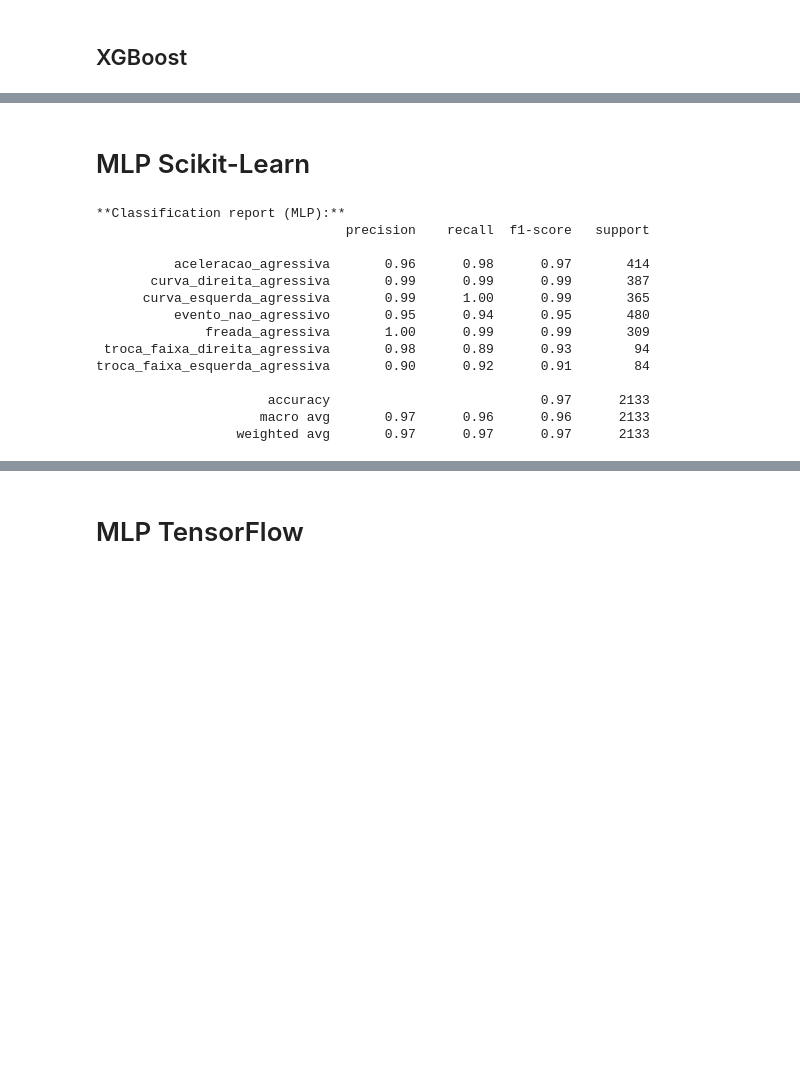
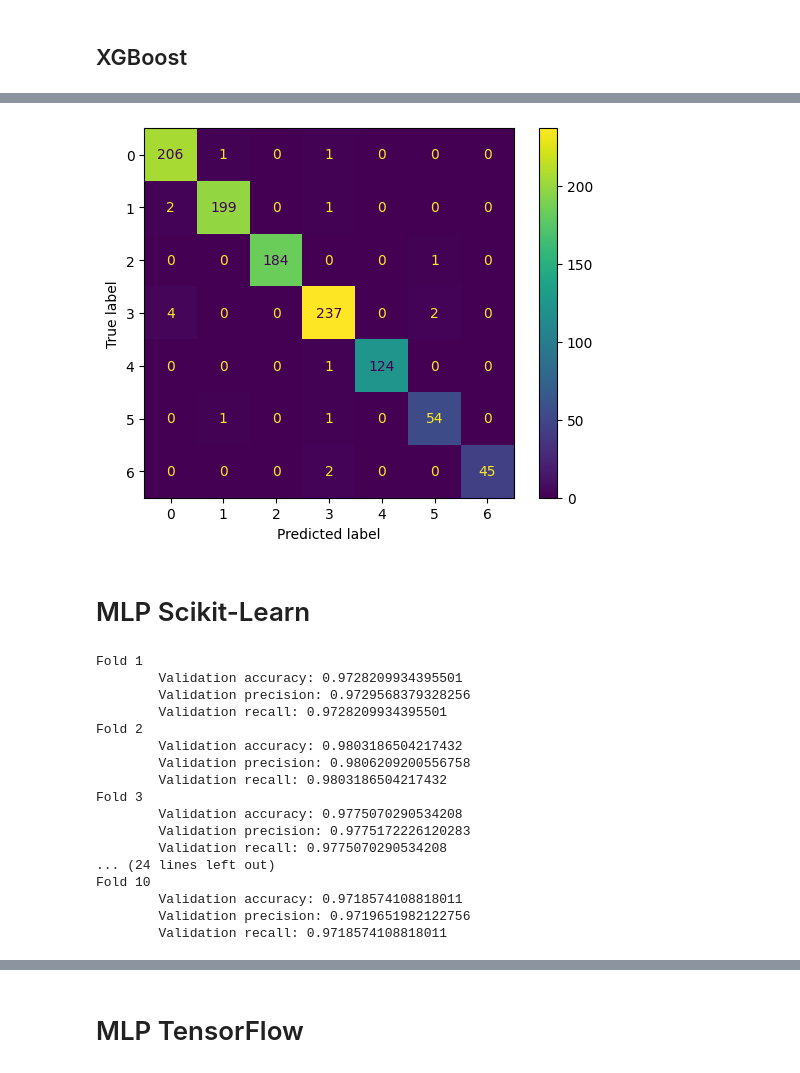
Before and after one commit to RenanFlorencio/DBdatasets, a Jupyter notebook: dbdataset/dbdataset.ipynb, the cells around one changed output, grey strips where cells are left out. Cells and saved outputs as stored; diff of their text form; code cells hidden in the pictures; blank space fills up the shorter version.

```diff
--- a/dbdataset/dbdataset.ipynb
+++ b/dbdataset/dbdataset.ipynb
@@ -161,6 +168,11 @@ def scale_data(X_train, X_test):
     X_train = scaler.fit_transform(X_train)
     X_test = scaler.transform(X_test)
     return X_train, X_test
+# %%
+def encode(y):
+    le = LabelEncoder()
+    y = le.fit_transform(y)
+    return y
 # %%
 window_size = 7
 step_size = 1
@@ -387,0 +434,3 @@ troca_faixa_esquerda_agressiva       0.98      0.94      0.96        84
+# %%
+y_encoded = encode(y)
+report_xgb, y_pred_xgb, y_val_xgb = kfold_cross_validation_ML(XGBClassifier, X, y_encoded, {'n_estimators': 300, 'max_depth': 3}, n_splits=10)
@@ -388,3 +468,7 @@ troca_faixa_esquerda_agressiva       0.98      0.94      0.96        84
+# %%
+display_cm(y_val_xgb, y_pred_xgb)
+# %% [output]
+[figure, added]
 # %% [markdown]
 # MLP Scikit-Learn
 # %%
@@ -398,19 +476,20 @@ def fit_MLP(X_train, X_test, y_train, y_test, hidden_layer_sizes=(100, 50, 25),
 # %%
-mlp, mlp_scikit_report, y_pred_mlp = fit_MLP(X_train_scaled, X_test_scaled, y_train, y_test, hidden_layer_sizes=(500, 250, 100, 50), max_iter=2000, activation='relu', solver='adam')
-reports['MLP_Scikit'] = mlp_scikit_report
-print(f"**Classification report (MLP):**\n{mlp_scikit_report}")
+report_mlp, y_pred_mlp, y_val_mlp = kfold_cross_validation_ML(MLPClassifier, X, y, {'hidden_layer_sizes': (500, 250, 100, 50), 'max_iter': 2000, 'activation': 'relu', 'solver': 'adam'}, n_splits=10)
 # %% [output]
-**Classification report (MLP):**
-                                precision    recall  f1-score   support
-
-          aceleracao_agressiva       0.96      0.98      0.97       414
-       curva_direita_agressiva       0.99      0.99      0.99       387
-      curva_esquerda_agressiva       0.99      1.00      0.99       365
-          evento_nao_agressivo       0.95      0.94      0.95       480
-              freada_agressiva       1.00      0.99      0.99       309
- troca_faixa_direita_agressiva       0.98      0.89      0.93        94
-troca_faixa_esquerda_agressiva       0.90      0.92      0.91        84
-
-                      accuracy                           0.97      2133
-                     macro avg       0.97      0.96      0.96      2133
-                  weighted avg       0.97      0.97      0.97      2133
+Fold 1
+        Validation accuracy: 0.9728209934395501
+        Validation precision: 0.9729568379328256
+        Validation recall: 0.9728209934395501
+Fold 2
+        Validation accuracy: 0.9803186504217432
+        Validation precision: 0.9806209200556758
+        Validation recall: 0.9803186504217432
+Fold 3
+        Validation accuracy: 0.9775070290534208
+        Validation precision: 0.9775172226120283
+        Validation recall: 0.9775070290534208
+... (24 lines left out)
+Fold 10
+        Validation accuracy: 0.9718574108818011
+        Validation precision: 0.9719651982122756
+        Validation recall: 0.9718574108818011
```
Also changed, not shown: parts of 61 cells of this notebook.
